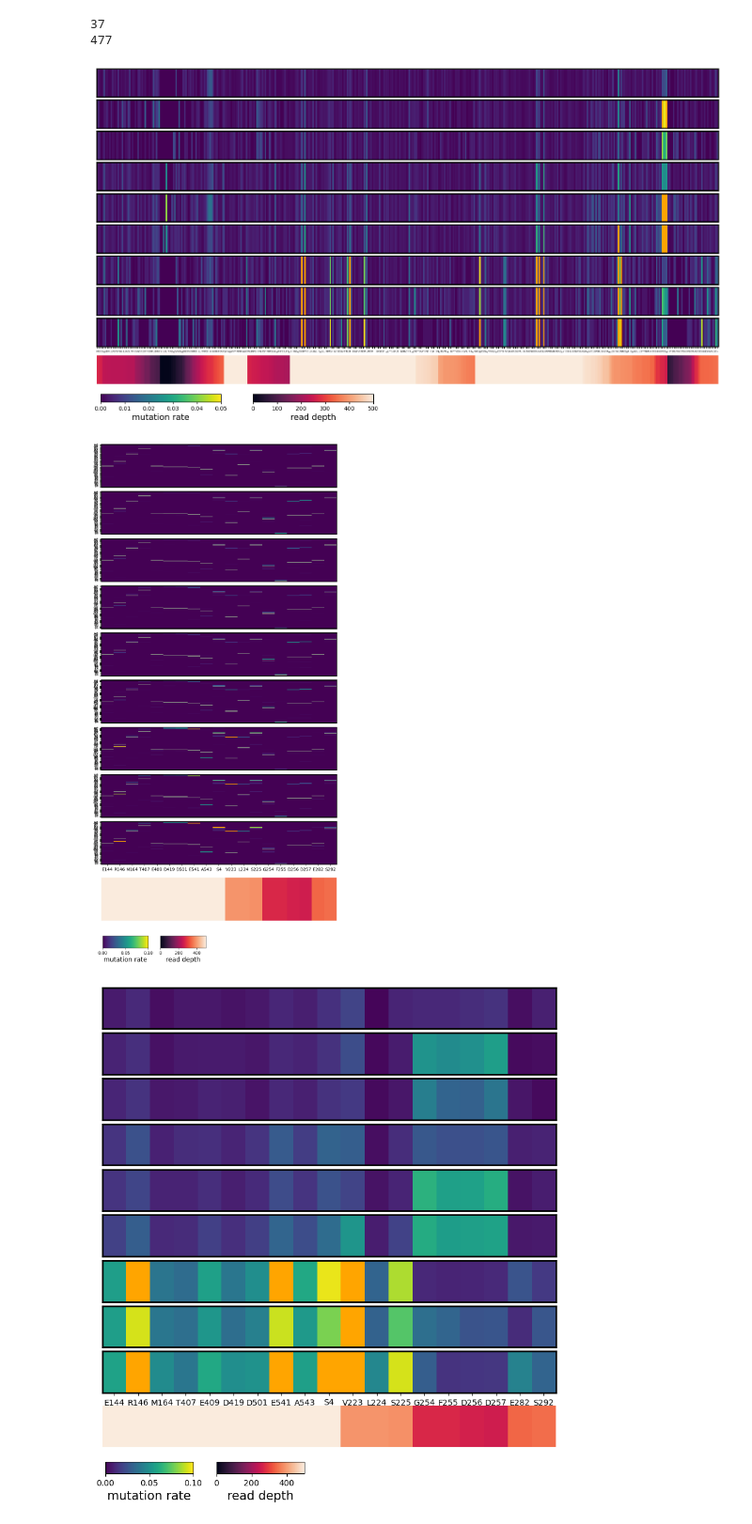
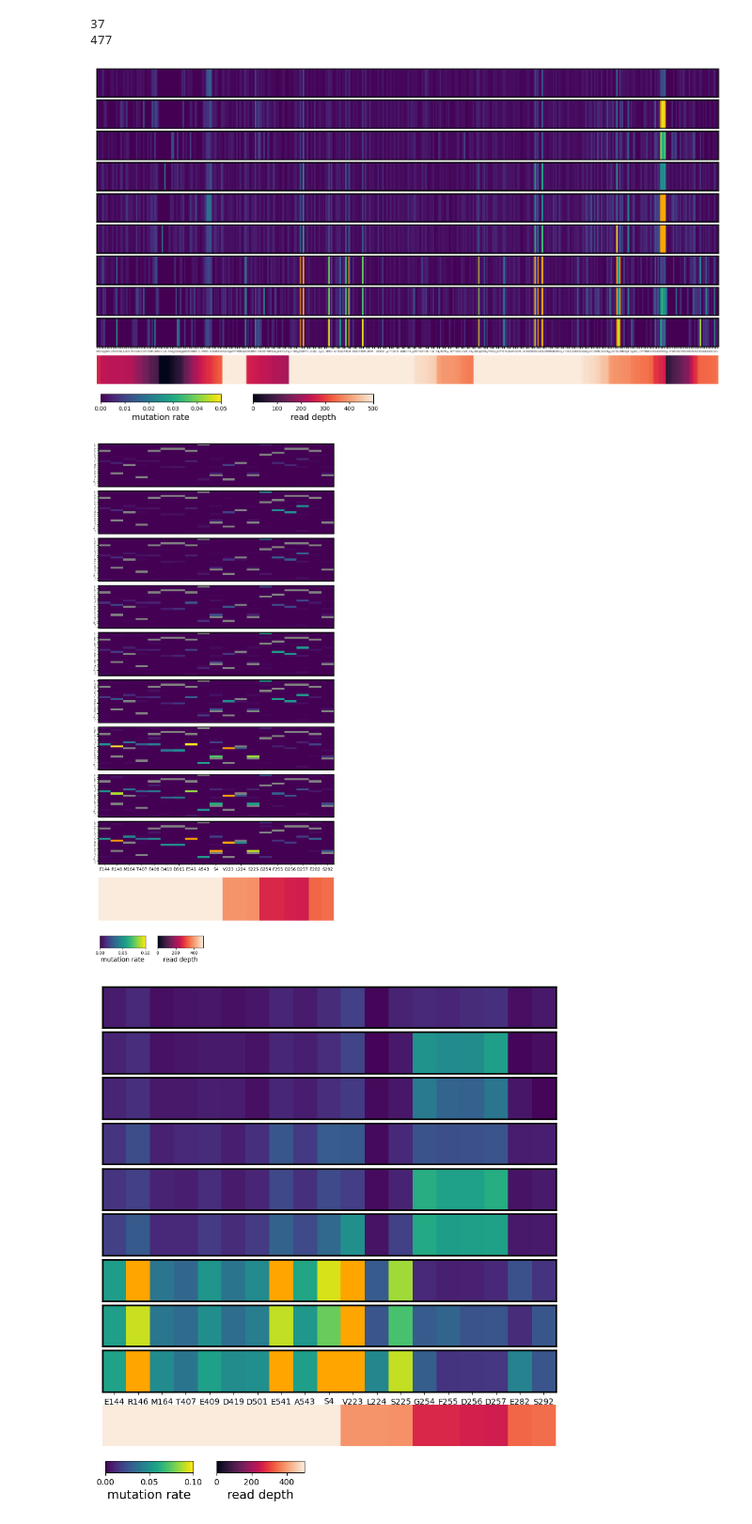
Before and after one commit to AliceHovsepyan/pogo_pance_draft, a Jupyter notebook: DMS_analysis_combine_all_datasets.ipynb, the cells around one changed output. Shown at 94% size. Saved outputs shown, nothing was run; the diff lists cells and outputs as text; code cells hidden in the pictures.

```diff
--- a/DMS_analysis_combine_all_datasets.ipynb
+++ b/DMS_analysis_combine_all_datasets.ipynb
@@ -633,13 +633,13 @@ def plot_enrichmenet_from_comb_Dfs( enrichment_df_dict,
         return combined_df
 # %%
 FigFolder = None#os.path.join(os.getcwd(), "output/PACE/final_plots/")
-enrichment_values =plot_enrichmenet_from_comb_Dfs(enrichment_df_dict= combined_Codon_enrichments_per_cycle,ref = AraC_LOV2_prot,show_only_pos=None,bias_per_pos=None, ref_annot=None, plt_titles=plt_titles, FigFolder=FigFolder, vmax = 0.05, combine_mut_rates=True, return_df=False)# figsize =(10,10)
+enrichment_values =plot_enrichmenet_from_comb_Dfs(enrichment_df_dict= combined_enrichments_per_cycle,ref = AraC_LOV2_prot,show_only_pos=None,bias_per_pos=None, ref_annot=None, plt_titles=plt_titles, FigFolder=FigFolder, vmax = 0.05, combine_mut_rates=True, return_df=False, data_type="AA")# figsize =(10,10)
 # %% [output]
-[figure, old version]
+[figure, new version]
 # %%
 FigFolder = os.path.join(os.getcwd(), "output/PACE/final_plots/")
-enrichment_values =plot_enrichmenet_from_comb_Dfs(enrichment_df_dict= combined_Codon_enrichments_per_cycle,ref = AraC_LOV2_prot,show_only_pos=all_high_mut_positions, ref_annot=AraC_LOV2_annot, plt_titles=plt_titles, FigFolder=FigFolder, vmax = 0.1, combine_mut_rates=False, figsize =(10,20))# figsize =(10,10)
+enrichment_values =plot_enrichmenet_from_comb_Dfs(enrichment_df_dict= combined_enrichments_per_cycle,ref = AraC_LOV2_prot,show_only_pos=all_high_mut_positions, ref_annot=AraC_LOV2_annot, plt_titles=plt_titles, FigFolder=FigFolder, vmax = 0.1, combine_mut_rates=False, figsize =(10,20), data_type="AA")# figsize =(10,10)
 # %% [output]
-[figure, old version]
+[figure, new version]
 # %%
 FigFolder = os.path.join(os.getcwd(), "output/PACE/final_plots/")
```
Also changed, not shown: parts of 1 cell of this notebook, 1 other file.
